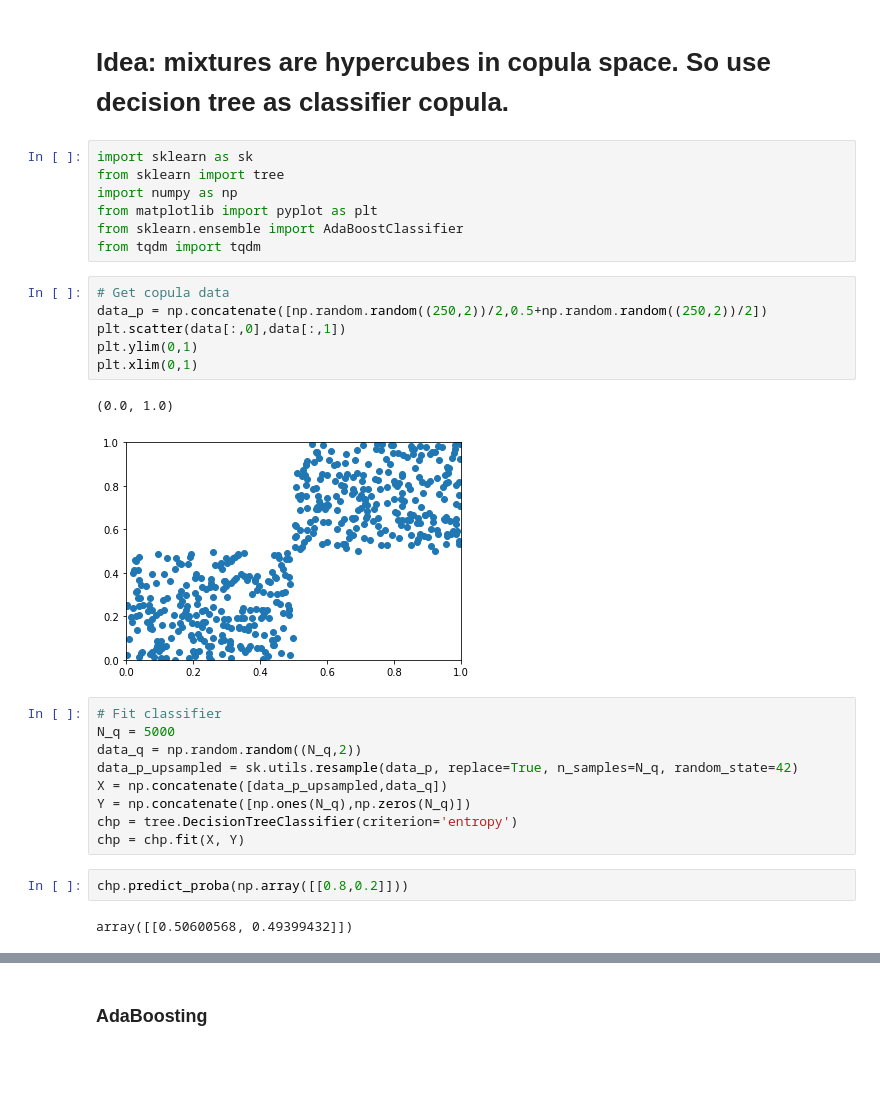
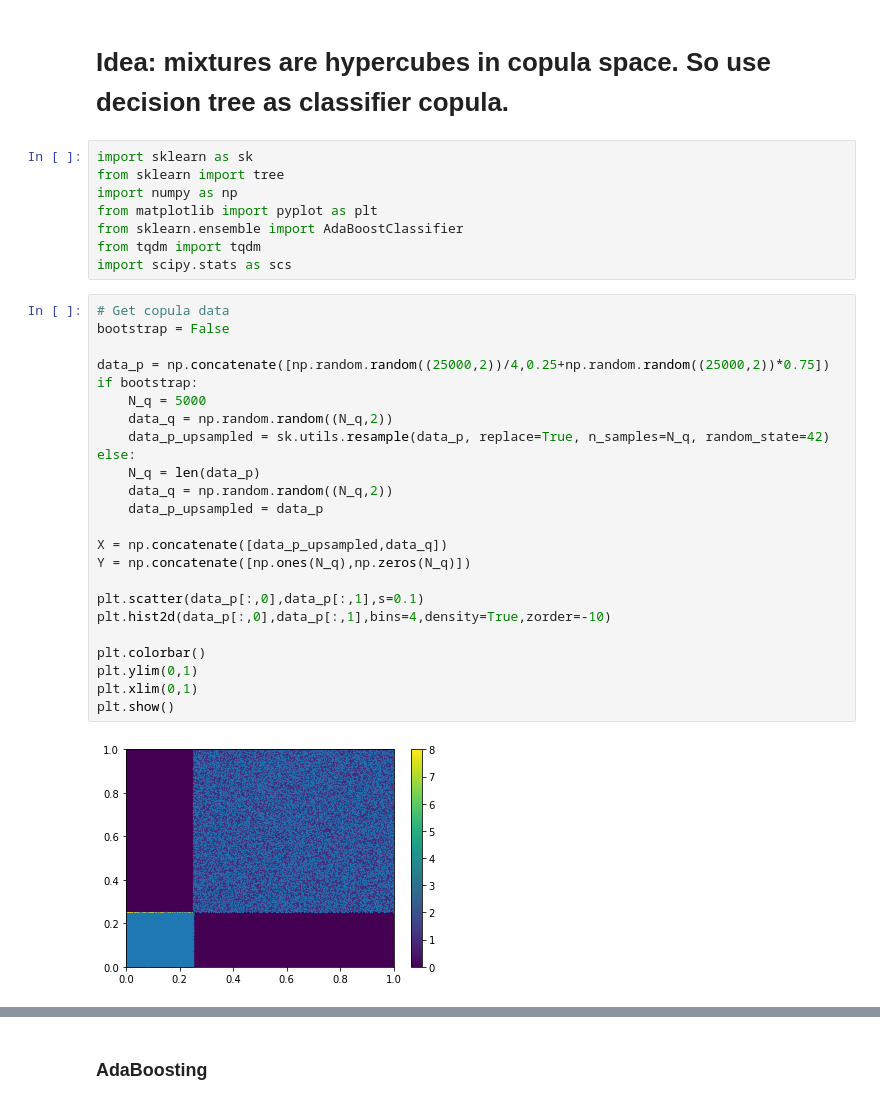
Before and after one commit to Huk-David/Ratio-Copula, a Jupyter notebook: Copula by Ratio Estimation/copula_hyper_trees.ipynb, the cells around one changed output, grey strips where cells are left out. Drawn from its saved outputs; the diff is of its cells as text; blank space fills up the shorter version.

```diff
--- a/Copula by Ratio Estimation/copula_hyper_trees.ipynb
+++ b/Copula by Ratio Estimation/copula_hyper_trees.ipynb
@@ -7,25 +7,30 @@ import numpy as np
 from matplotlib import pyplot as plt
 from sklearn.ensemble import AdaBoostClassifier
 from tqdm import tqdm
+import scipy.stats as scs
-# %%
-# Get copula data
-data_p = np.concatenate([np.random.random((250,2))/2,0.5+np.random.random((250,2))/2])
-plt.scatter(data[:,0],data[:,1])
-plt.ylim(0,1)
-plt.xlim(0,1)
-# %% [output]
-(0.0, 1.0)
-[figure, removed]
 # %%
-# Fit classifier
-N_q = 5000
-data_q = np.random.random((N_q,2))
-data_p_upsampled = sk.utils.resample(data_p, replace=True, n_samples=N_q, random_state=42)
+# Get copula data
+bootstrap = False
+
+data_p = np.concatenate([np.random.random((25000,2))/4,0.25+np.random.random((25000,2))*0.75])
+if bootstrap:
+    N_q = 5000
+    data_q = np.random.random((N_q,2))
+    data_p_upsampled = sk.utils.resample(data_p, replace=True, n_samples=N_q, random_state=42)
+else:
+    N_q = len(data_p)
+    data_q = np.random.random((N_q,2))
+    data_p_upsampled = data_p
+
 X = np.concatenate([data_p_upsampled,data_q])
 Y = np.concatenate([np.ones(N_q),np.zeros(N_q)])
-chp = tree.DecisionTreeClassifier(criterion='entropy')
-chp = chp.fit(X, Y)
+
+plt.scatter(data_p[:,0],data_p[:,1],s=0.1)
+plt.hist2d(data_p[:,0],data_p[:,1],bins=4,density=True,zorder=-10)
+
+plt.colorbar()
+plt.ylim(0,1)
+plt.xlim(0,1)
+plt.show()
+# %% [output]
+[figure, added]
-# %%
-chp.predict_proba(np.array([[0.8,0.2]]))
-# %% [output]
-array([[0.50600568, 0.49399432]])
```
Also changed, not shown: parts of 10 cells of this notebook.
